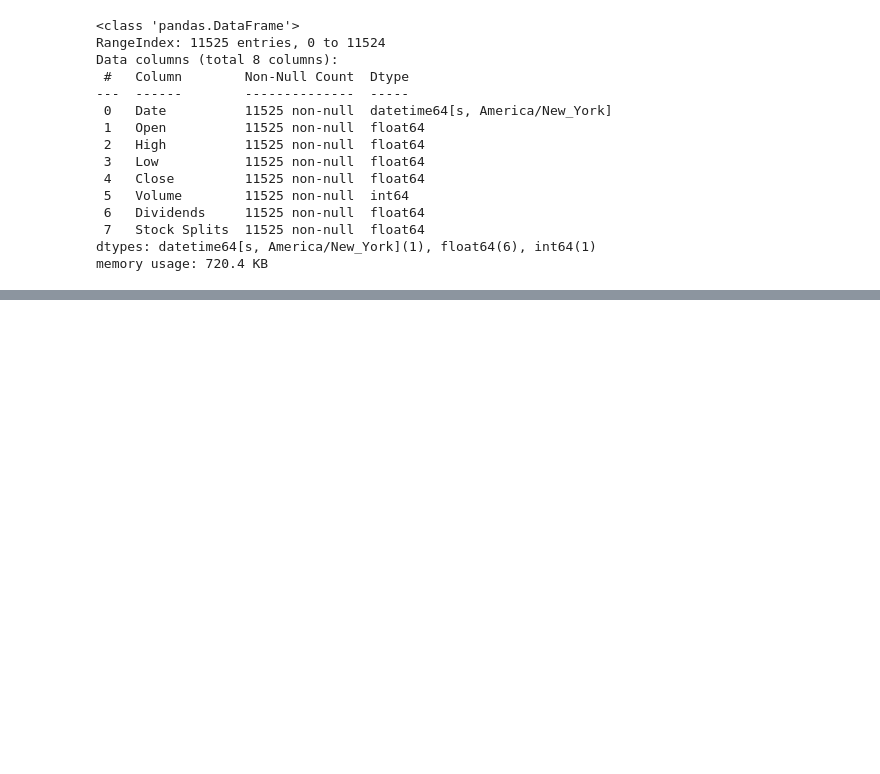
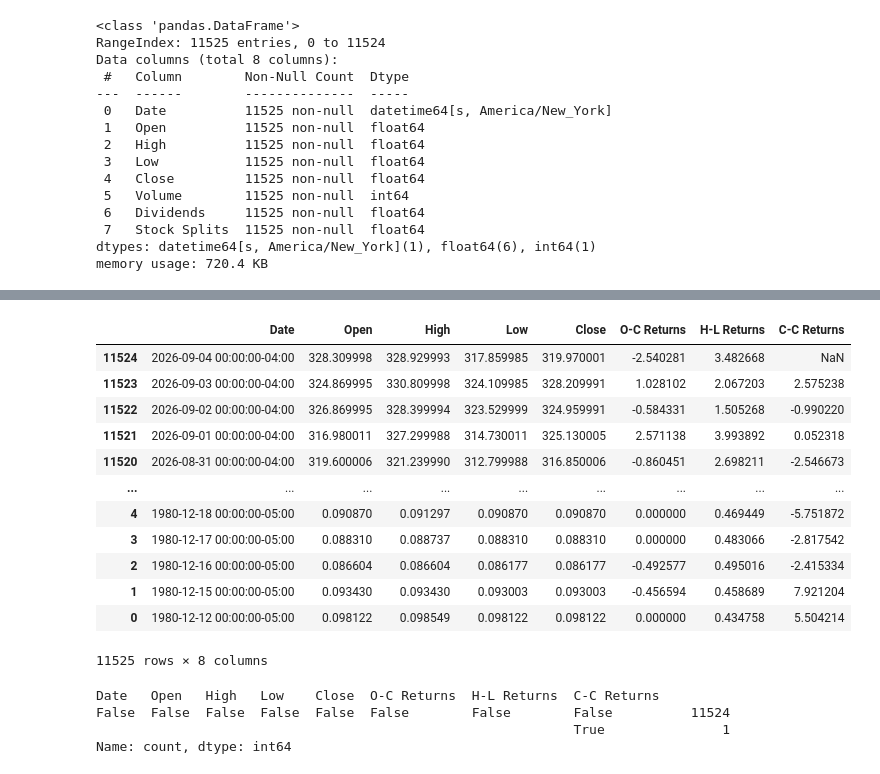
Before and after one commit to WLANguini/DoR_Automation_Module, a Jupyter notebook: notebooks/notebook_test.ipynb, the cells around one changed output, grey strips where cells are left out. Saved outputs shown, nothing was run; the diff lists cells and outputs as text; code cells hidden in the pictures; blank space fills up the shorter version.

```diff
--- a/notebooks/notebook_test.ipynb
+++ b/notebooks/notebook_test.ipynb
@@ -96,0 +102,4 @@ df
+# %%
+df["O-C Returns"] = ((df["Close"] - df["Open"])/df["Open"])*100
+df["H-L Returns"] = ((df["High"] - df["Low"])/df["Low"])*100
+df
@@ -96,0 +120,24 @@ df
+# %%
+df['C-C Returns'] = df['Close'].pct_change() * 100
+df
+# %% [output]
+|  | Date | Open | High | Low | Close | O-C Returns | H-L Returns | C-C Returns |
+| 11524 | 2026-09-04 00:00:00-04:00 | 328.309998 | 328.929993 | 317.859985 | 319.970001 | -2.540281 | 3.482668 | NaN |
+| 11523 | 2026-09-03 00:00:00-04:00 | 324.869995 | 330.809998 | 324.109985 | 328.209991 | 1.028102 | 2.067203 | 2.575238 |
+| 11522 | 2026-09-02 00:00:00-04:00 | 326.869995 | 328.399994 | 323.529999 | 324.959991 | -0.584331 | 1.505268 | -0.990220 |
+| 11521 | 2026-09-01 00:00:00-04:00 | 316.980011 | 327.299988 | 314.730011 | 325.130005 | 2.571138 | 3.993892 | 0.052318 |
+| 11520 | 2026-08-31 00:00:00-04:00 | 319.600006 | 321.239990 | 312.799988 | 316.850006 | -0.860451 | 2.698211 | -2.546673 |
+| ... | ... | ... | ... | ... | ... | ... | ... | ... |
+| 4 | 1980-12-18 00:00:00-05:00 | 0.090870 | 0.091297 | 0.090870 | 0.090870 | 0.000000 | 0.469449 | -5.751872 |
+| 3 | 1980-12-17 00:00:00-05:00 | 0.088310 | 0.088737 | 0.088310 | 0.088310 | 0.000000 | 0.483066 | -2.817542 |
+| 2 | 1980-12-16 00:00:00-05:00 | 0.086604 | 0.086604 | 0.086177 | 0.086177 | -0.492577 | 0.495016 | -2.415334 |
+| 1 | 1980-12-15 00:00:00-05:00 | 0.093430 | 0.093430 | 0.093003 | 0.093003 | -0.456594 | 0.458689 | 7.921204 |
+| 0 | 1980-12-12 00:00:00-05:00 | 0.098122 | 0.098549 | 0.098122 | 0.098122 | 0.000000 | 0.434758 | 5.504214 |
+11525 rows × 8 columns
+# %%
+df.isna().value_counts()
+# %% [output]
+Date   Open   High   Low    Close  O-C Returns  H-L Returns  C-C Returns
+False  False  False  False  False  False        False        False          11524
+                                                             True               1
+Name: count, dtype: int64
```
Also changed, not shown: parts of 7 cells of this notebook, 3 other files.
